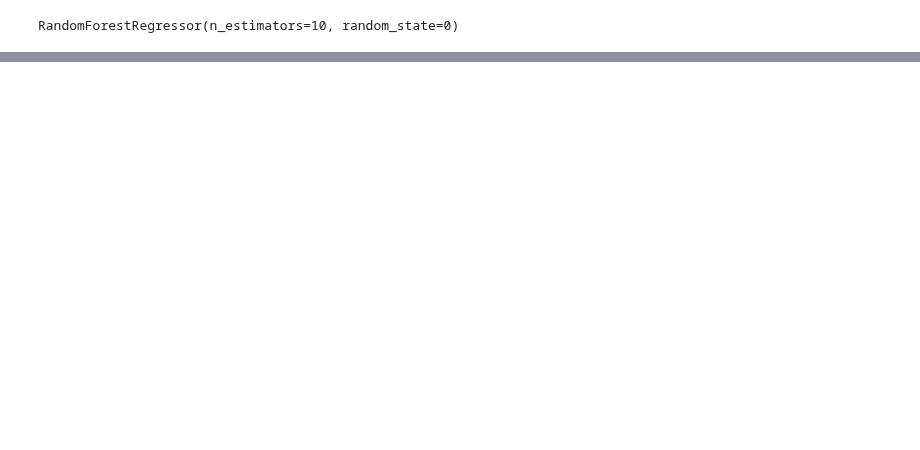
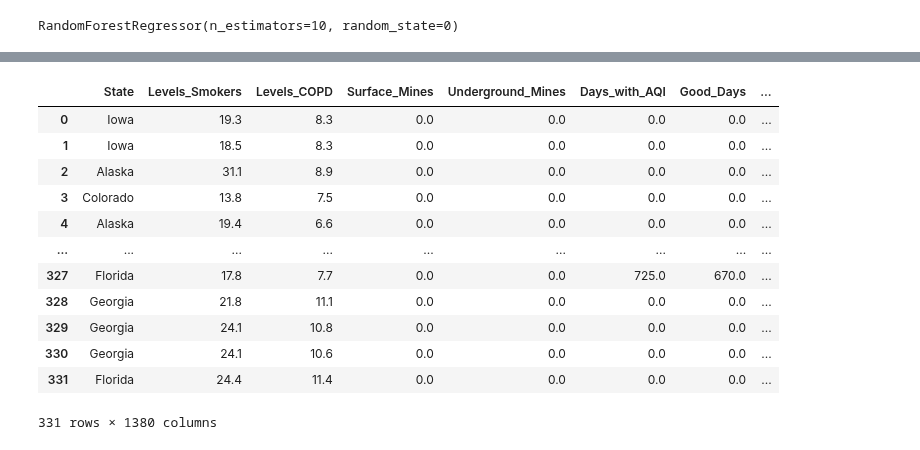
Before and after one commit to AvatarJoshi/copd_project, a Jupyter notebook: Machine_Learning/Random_Forest_Regression-Complex.ipynb, the cells around one changed output, grey strips where cells are left out. Saved outputs shown, nothing was run; the diff lists cells and outputs as text; code cells hidden in the pictures; blank space fills up the shorter version.

```diff
--- a/Machine_Learning/Random_Forest_Regression-Complex.ipynb
+++ b/Machine_Learning/Random_Forest_Regression-Complex.ipynb
@@ -322,0 +372,16 @@ df
+# %%
+dataset.head(331)
+# %% [output]
+|  | State | Levels_Smokers | Levels_COPD | Surface_Mines | Underground_Mines | Days_with_AQI | Good_Days | ... |
+| 0 | Iowa | 19.3 | 8.3 | 0.0 | 0.0 | 0.0 | 0.0 | ... |
+| 1 | Iowa | 18.5 | 8.3 | 0.0 | 0.0 | 0.0 | 0.0 | ... |
+| 2 | Alaska | 31.1 | 8.9 | 0.0 | 0.0 | 0.0 | 0.0 | ... |
+| 3 | Colorado | 13.8 | 7.5 | 0.0 | 0.0 | 0.0 | 0.0 | ... |
+| 4 | Alaska | 19.4 | 6.6 | 0.0 | 0.0 | 0.0 | 0.0 | ... |
+| ... | ... | ... | ... | ... | ... | ... | ... | ... |
+| 327 | Florida | 17.8 | 7.7 | 0.0 | 0.0 | 725.0 | 670.0 | ... |
+| 328 | Georgia | 21.8 | 11.1 | 0.0 | 0.0 | 0.0 | 0.0 | ... |
+| 329 | Georgia | 24.1 | 10.8 | 0.0 | 0.0 | 0.0 | 0.0 | ... |
+| 330 | Georgia | 24.1 | 10.6 | 0.0 | 0.0 | 0.0 | 0.0 | ... |
+| 331 | Florida | 24.4 | 11.4 | 0.0 | 0.0 | 0.0 | 0.0 | ... |
+331 rows × 1380 columns
```
Also changed, not shown: parts of 20 cells of this notebook, 5 other files.
